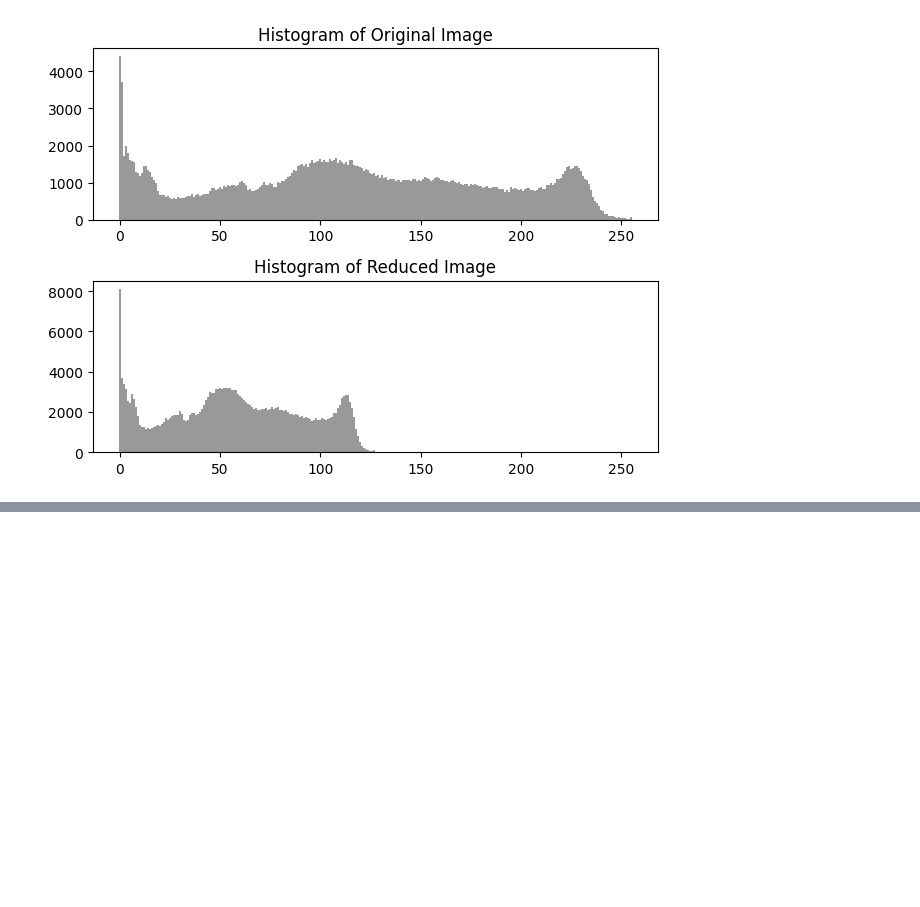
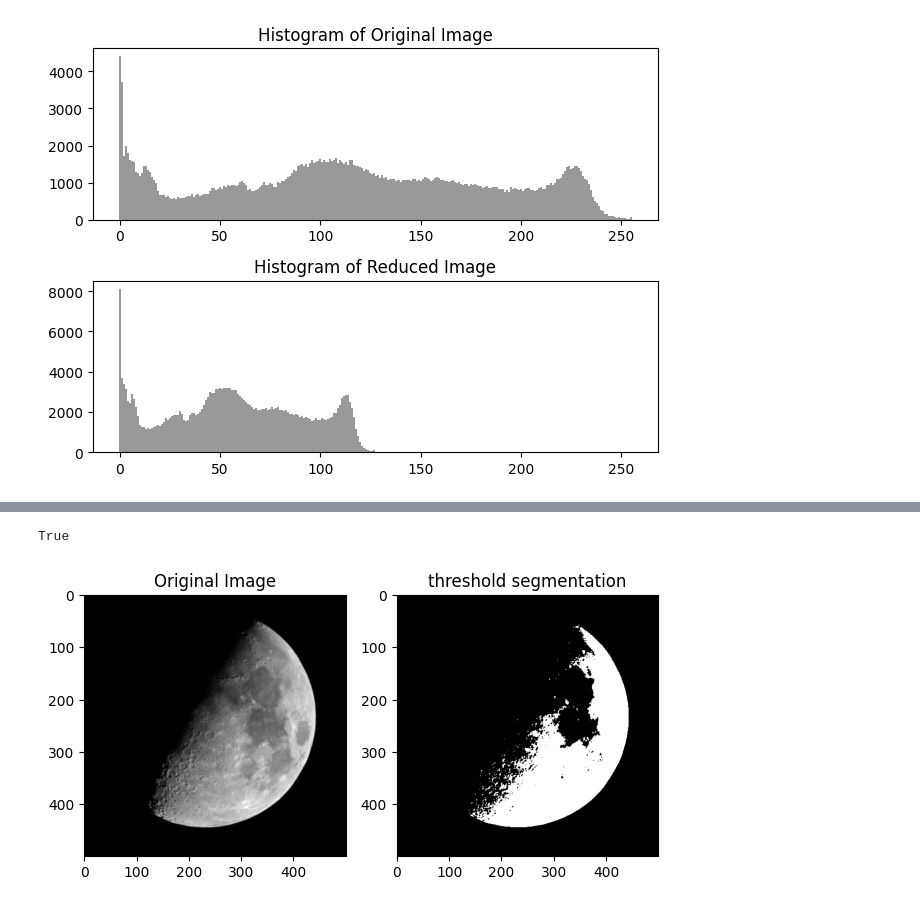
Before and after one commit to sanjoykumar-s/4.1, a Jupyter notebook: DIP_LAB/Solve_of_Qs_1/1.ipynb, the cells around one changed output, grey strips where cells are left out. Drawn from its saved outputs; the diff is of its cells as text; code cells hidden in the pictures; blank space fills up the shorter version.

```diff
--- a/DIP_LAB/Solve_of_Qs_1/1.ipynb
+++ b/DIP_LAB/Solve_of_Qs_1/1.ipynb
@@ -111,0 +149,15 @@ plt.tight_layout()
+# %%
+cv2.imwrite("MoonAfterThresholding.bmp", nwIX)
+# %% [output]
+True
+# %%
+newImg2 = cv2.imread("MoonAfterThresholding.bmp",cv2.IMREAD_GRAYSCALE)
+plt.subplot(1,2,2)
+plt.imshow(newImg2, cmap = "gray")
+plt.title("threshold segmentation")
+plt.subplot(1,2,1)
+plt.imshow(img, cmap = "gray")
+plt.title("Original Image")
+plt.tight_layout()
+# %% [output]
+[figure, added]
```
Also changed, not shown: parts of 5 cells of this notebook, 22 other files.
